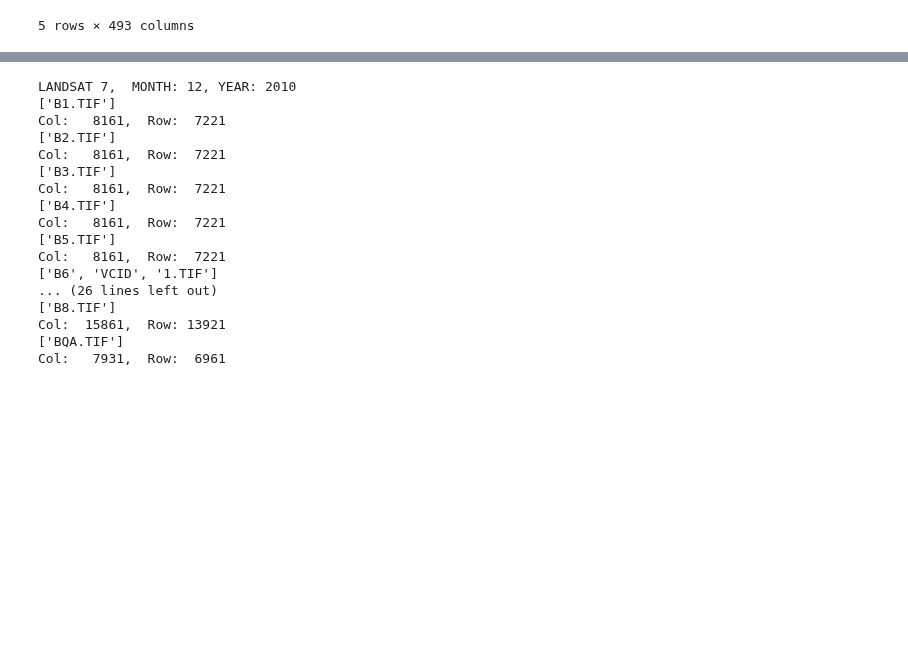
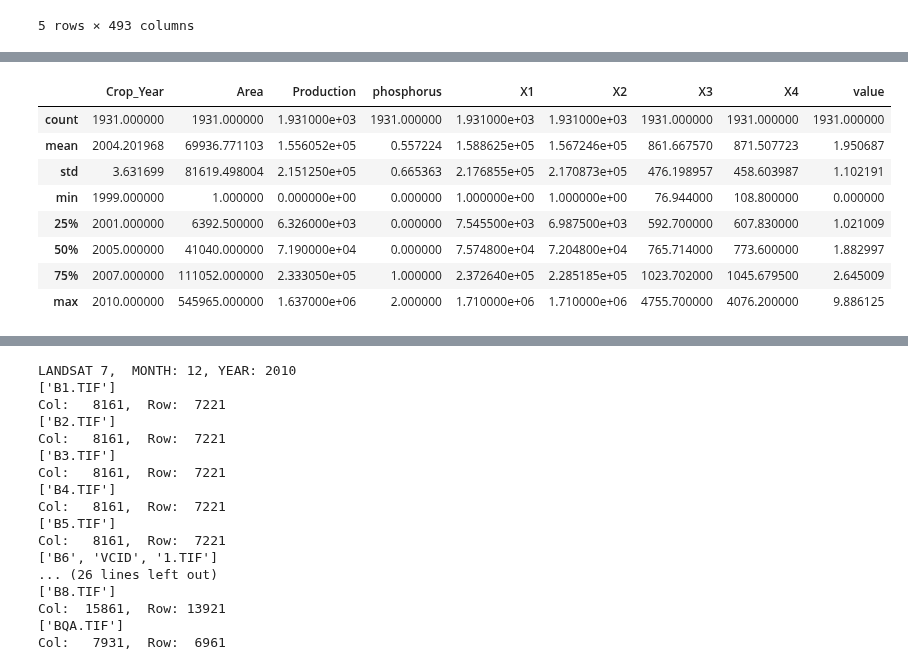
Before and after one commit to AkshanshChahal/ML-in-Agriculture, a Jupyter notebook: Satellite/GenFeatures.ipynb, the cells around one changed output, grey strips where cells are left out. Cells and saved outputs as stored; diff of their text form; code cells hidden in the pictures; blank space fills up the shorter version.

````diff
--- a/Satellite/GenFeatures.ipynb
+++ b/Satellite/GenFeatures.ipynb
@@ -26,9 +30,9 @@ base_ = "/Users/macbook/Documents/BTP/Satellite/Data/Maps/Districts/Census_2011"
 ```
 # %%
 # Change this for Win7,macOS
-base_ = "C:\Users\deepak\Desktop\Repo\Maps\Districts\Census_2011"
+bases = "C:\Users\deepak\Desktop\Repo\Maps\Districts\Census\Dist.shp"
 # base_ = "/Users/macbook/Documents/BTP/Satellite/Data/Maps/Districts/Census_2011"
-fc = fiona.open(base_+"/2011_Dist.shp")
+fc = fiona.open(bases)
 # %%
 def reverse_geocode(pt):
     for feature in fc:
@@ -39,11 +43,11 @@ def reverse_geocode(pt):
 # base = "/Users/macbook/Documents/BTP/Satellite/Data/Sat" # macOS
 base = "G:\BTP\Satellite\Data\Test"  # Win7
 # %%
-b = True
-for directory, subdirList, fileList in os.walk(base):
-#     if b:
-#         b = False
-#         continue
-    print ("Directory: " + directory)
-    for filename in fileList:
-        if filename[0] != '.': print ("\t" + filename)
+# b = True
+# for directory, subdirList, fileList in os.walk(base):
+# #     if b:
+# #         b = False
+# #         continue
+#     #print ("Directory: " + directory)
+#     for filename in fileList:
+#         if filename[0] != '.': print ("\t" + filename)
@@ -183,4 +167,9 @@ k = 100
+# %%
+k = 10
+hits = 0
 # %%
+%time
+
 for directory in directories:
 
     """ Identifying Month, Year, Spacecraft ID """
@@ -210,7 +199,7 @@ for directory in directories:
                     for j in range(0,row,row/k):
 
                         ########### fetching the lat and lon coordinates
-                        x,y = pixel2coord(i,j)
+                        x,y = pixel2coord(i, j, xoff, a, b, yoff, d, e)
                         lonx, latx, z = transform.TransformPoint(x,y)
 
                         ########### fetching the name of district
@@ -224,10 +213,15 @@ for directory in directories:
                         pix = pix[0][0]
 
                         ########### Locating the row in DataFrame which we want to update
+                        district = district.lower()
+                        district = district.strip()
                         r = ricex.index[(ricex['ind_district'] == district) & (ricex['Crop_Year'] == int(year))].tolist()
+
                         if len(r) == 1:
                             """ Found the row, so now .."""
                             """ Find Collumn index corresponding to Month, Band """
+                            hits = hits + 1
+                            print ("Hits: ", hits)
                             ####### Band Number ########
                             band = filename.split("\\")[-1].split("_")[7:][0].split(".")[0][1]
                             bnd = band
@@ -239,7 +233,7 @@ for directory in directories:
                             elif band == 'Q':
                                 bnd = '10'
 
-                            sm = int(month) + "_B" + bnd +"_M"
+                            sm = month + "_B" + bnd +"_M"
 
                             cm = dictn[sm]
 
@@ -291,0 +359,12 @@ G:\BTP\Satellite\Data\Test\LE07_L1TP_146041_20101223_20161211_01_T1\LE07_L1TP_14
+# %%
+ricex.describe()
+# %% [output]
+|  | Crop_Year | Area | Production | phosphorus | X1 | X2 | X3 | X4 | value |
+| count | 1931.000000 | 1931.000000 | 1.931000e+03 | 1931.000000 | 1.931000e+03 | 1.931000e+03 | 1931.000000 | 1931.000000 | 1931.000000 |
+| mean | 2004.201968 | 69936.771103 | 1.556052e+05 | 0.557224 | 1.588625e+05 | 1.567246e+05 | 861.667570 | 871.507723 | 1.950687 |
+| std | 3.631699 | 81619.498004 | 2.151250e+05 | 0.665363 | 2.176855e+05 | 2.170873e+05 | 476.198957 | 458.603987 | 1.102191 |
+| min | 1999.000000 | 1.000000 | 0.000000e+00 | 0.000000 | 1.000000e+00 | 1.000000e+00 | 76.944000 | 108.800000 | 0.000000 |
+| 25% | 2001.000000 | 6392.500000 | 6.326000e+03 | 0.000000 | 7.545500e+03 | 6.987500e+03 | 592.700000 | 607.830000 | 1.021009 |
+| 50% | 2005.000000 | 41040.000000 | 7.190000e+04 | 0.000000 | 7.574800e+04 | 7.204800e+04 | 765.714000 | 773.600000 | 1.882997 |
+| 75% | 2007.000000 | 111052.000000 | 2.333050e+05 | 1.000000 | 2.372640e+05 | 2.285185e+05 | 1023.702000 | 1045.679500 | 2.645009 |
+| max | 2010.000000 | 545965.000000 | 1.637000e+06 | 2.000000 | 1.710000e+06 | 1.710000e+06 | 4755.700000 | 4076.200000 | 9.886125 |
````
Also changed, not shown: parts of 9 cells of this notebook, 1 other file.
